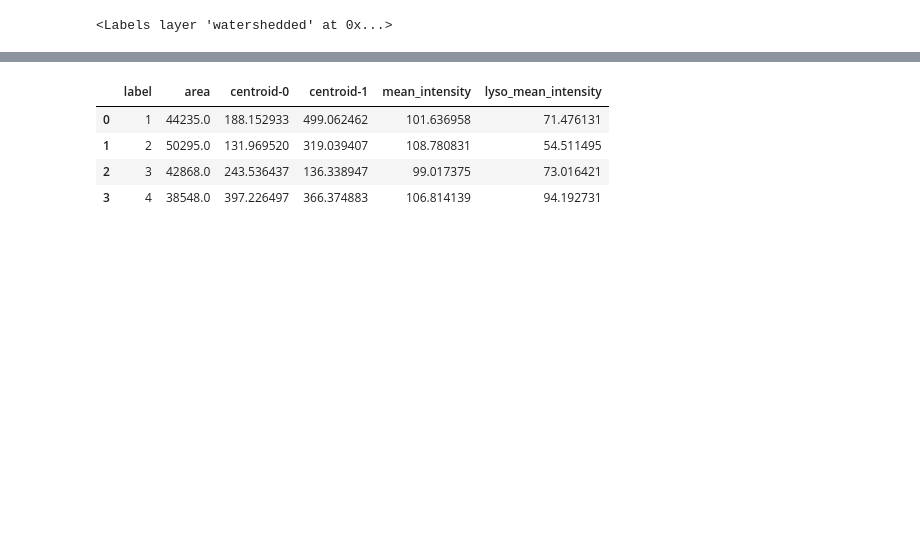
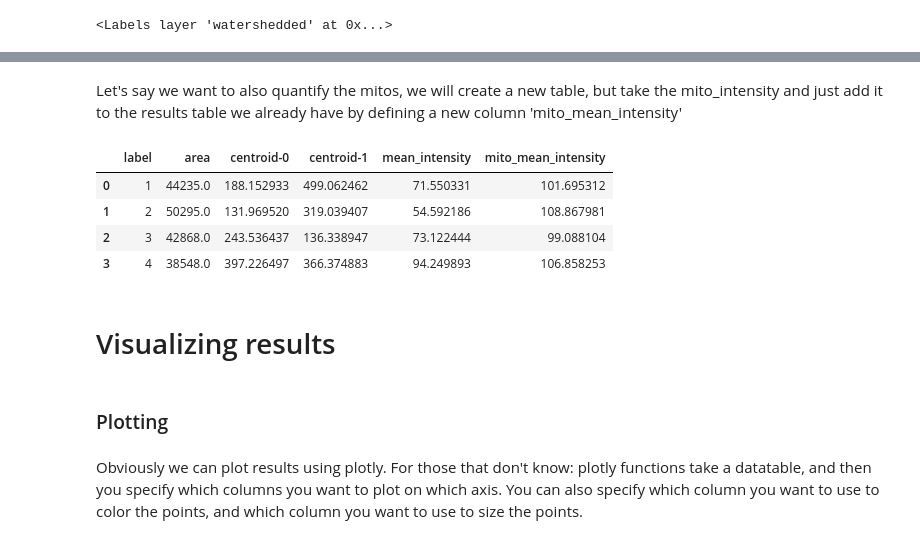
Before and after one commit to jouyun/ip_python, a Jupyter notebook: 2-Segmentation.ipynb, the cells around one changed output, grey strips where cells are left out. Saved outputs shown, nothing was run; the diff lists cells and outputs as text; code cells hidden in the pictures; blank space fills up the shorter version.

```diff
--- a/2-Segmentation.ipynb
+++ b/2-Segmentation.ipynb
@@ -89,3 +190,4 @@ intensities_img = ski.util.map_array(labels, results['label'].values, results['m
 # %%
-viewer.add_image(intensities_img, name='intensities', colormap='gray', blending='additive')
+smoothed_lyso = ndi.gaussian_filter(lyso, 10)
+viewer.add_image(smoothed_lyso, name='smoothed_lyso', colormap='gray', blending='additive')
 # %% [output]
@@ -98,3 +194,0 @@ viewer.add_image(smoothed_mitos, name='smoothed_mitos', colormap='gray', blendin
-# %%
-smoothed_lyso = ndi.gaussian_filter(img[:,:,0], 10)
-viewer.add_image(smoothed_lyso, name='smoothed_lyso', colormap='gray', blending='additive')
@@ -113,5 +215,5 @@ viewer.add_image(edt, name='edt', colormap='gray', blending='additive')
 # %%
-watershedded = ski.segmentation.watershed(-edt, labels, mask=masked_lyso)
+watershedded = ski.segmentation.watershed(-edt, label_img, mask=masked_lyso)
 viewer.add_labels(watershedded, name='watershedded', blending='additive')
 # %% [output]
 <Labels layer 'watershedded' at 0x...>
@@ -118,5 +226,3 @@ viewer.add_labels(watershedded, name='watershedded', blending='additive')
 # %%
-results = pd.DataFrame(ski.measure.regionprops_table(watershedded, mitos, properties=('label', 'area', 'centroid', 'mean_intensity')))
-lyso_results = pd.DataFrame(ski.measure.regionprops_table(watershedded, lyso, properties=('label', 'area', 'centroid', 'mean_intensity')))
-
-results['lyso_mean_intensity'] = lyso_results['mean_intensity']
+results = pd.DataFrame(ski.measure.regionprops_table(watershedded, lyso_backsub, properties=('label', 'area', 'centroid', 'mean_intensity')))
+results
@@ -123,8 +235,18 @@ results['lyso_mean_intensity'] = lyso_results['mean_intensity']
-# %%
-results
-# %% [output]
-|  | label | area | centroid-0 | centroid-1 | mean_intensity | lyso_mean_intensity |
-| 0 | 1 | 44235.0 | 188.152933 | 499.062462 | 101.636958 | 71.476131 |
-| 1 | 2 | 50295.0 | 131.969520 | 319.039407 | 108.780831 | 54.511495 |
-| 2 | 3 | 42868.0 | 243.536437 | 136.338947 | 99.017375 | 73.016421 |
-| 3 | 4 | 38548.0 | 397.226497 | 366.374883 | 106.814139 | 94.192731 |
+# %% [markdown]
+Let's say we want to also quantify the mitos, we will create a new table, but take the mito_intensity and just add it to the results table we already have by defining a new column 'mito_mean_intensity'
+# %%
+lyso_results = pd.DataFrame(ski.measure.regionprops_table(watershedded, mito_backsub, properties=('label', 'area', 'centroid', 'mean_intensity')))
+results['mito_mean_intensity'] = lyso_results['mean_intensity']
+results
+# %% [output]
+|  | label | area | centroid-0 | centroid-1 | mean_intensity | mito_mean_intensity |
+| 0 | 1 | 44235.0 | 188.152933 | 499.062462 | 71.550331 | 101.695312 |
+| 1 | 2 | 50295.0 | 131.969520 | 319.039407 | 54.592186 | 108.867981 |
+| 2 | 3 | 42868.0 | 243.536437 | 136.338947 | 73.122444 | 99.088104 |
+| 3 | 4 | 38548.0 | 397.226497 | 366.374883 | 94.249893 | 106.858253 |
+# %% [markdown]
+# Visualizing results
+# %% [markdown]
+### Plotting
+# %% [markdown]
+Obviously we can plot results using plotly.  For those that don't know:  plotly functions take a datatable, and then you specify which columns you want to plot on which axis.  You can also specify which column you want to use to color the points, and which column you want to use to size the points.
```
Also changed, not shown: parts of 63 cells of this notebook, 1 other file.
